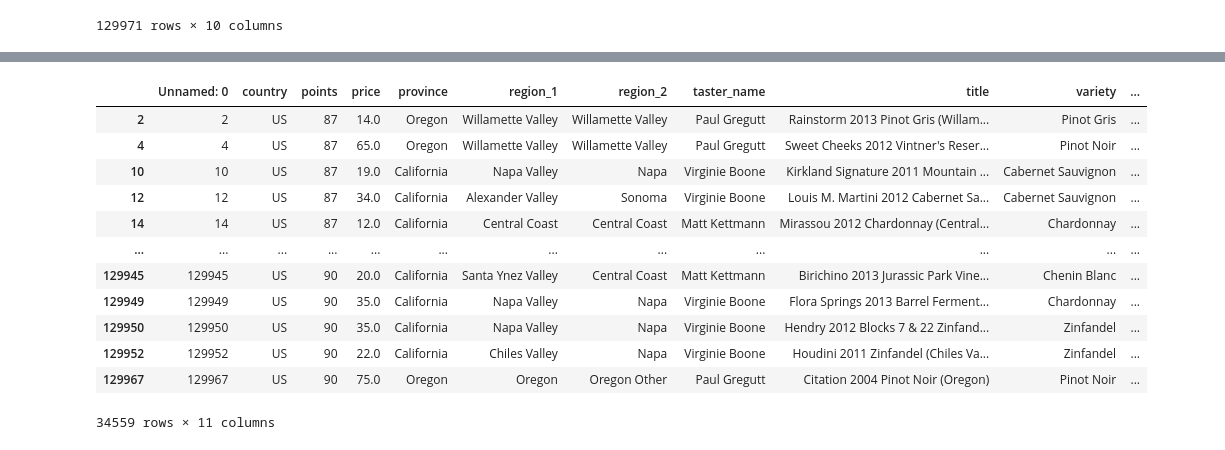
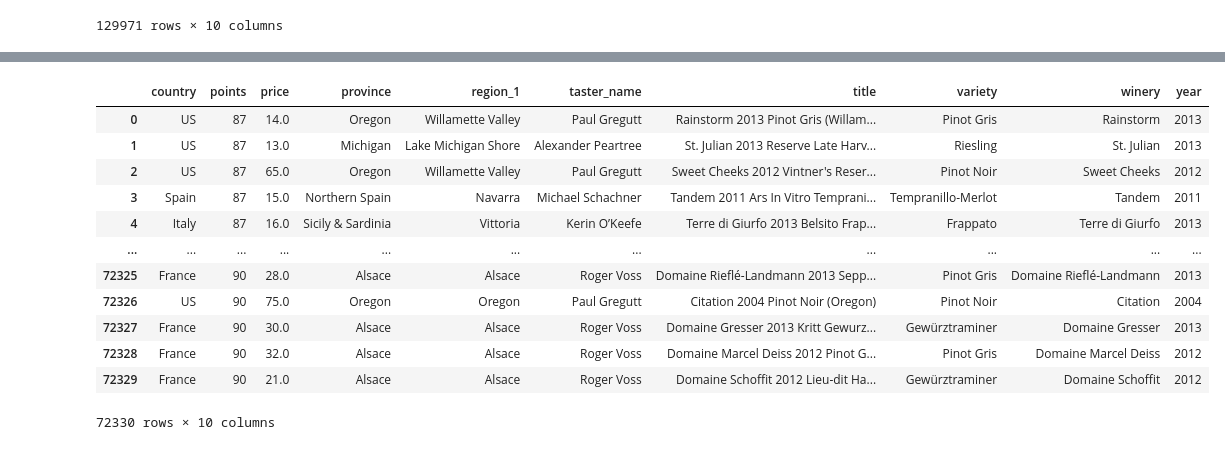
Before and after one commit to 4Reference/Project1, a Jupyter notebook: wine_analysis.ipynb, the cells around one changed output, grey strips where cells are left out. Drawn from its saved outputs; the diff is of its cells as text; code cells hidden in the pictures.

Commit message:
updates
cleaned data dropping region 2 and created output csv

```diff
--- a/wine_analysis.ipynb
+++ b/wine_analysis.ipynb
@@ -90,3 +119,7 @@ wine_df2
 | 129969 | France | 90 | 32.0 | Alsace | Alsace | NaN | Roger Voss | Domaine Marcel Deiss 2012 Pinot G... | Pinot Gris | Domaine Marcel Deiss |
 | 129970 | France | 90 | 21.0 | Alsace | Alsace | NaN | Roger Voss | Domaine Schoffit 2012 Lieu-dit Ha... | Gewürztraminer | Domaine Schoffit |
 129971 rows × 10 columns
+# %%
+#wine_df3 = wine_df.drop('region_2', axis=1)
+wine_df3 = wine_df.drop(['Unnamed: 0' , 'region_2'], axis=1)
+wine_df3.count()
@@ -92,0 +137,4 @@ wine_df2
+# %%
+clean_wine_df3 = wine_df3.dropna()
+clean_wine_df3 = clean_wine_df3.reset_index()
+clean_wine_df3
@@ -92,0 +155,14 @@ wine_df2
+# %%
+# extract year from column title
+clean_wine_df3_yr = clean_wine_df3.copy()
+
+for index, row in clean_wine_df3_yr.iterrows():
+    if len(''.join(filter(lambda i: i.isdigit(), clean_wine_df3_yr['title'][index]))) == 4:
+        clean_wine_df3_yr.loc[index, 'year'] = ''.join(filter(lambda i: i.isdigit(), clean_wine_df3_yr['title'][index]))
+
+print([clean_wine_df3_yr.count()])
+reclean_wine_df3_yr = clean_wine_df3_yr.dropna()
+reclean_wine_df3_yr = reclean_wine_df3_yr.reset_index()
+print([reclean_wine_df3_yr.count()])
+print([reclean_wine_df3_yr['year'].min()])
+print([reclean_wine_df3_yr['year'].max()])
@@ -92,0 +187,7 @@ wine_df2
+# %%
+CWD = reclean_wine_df3_yr.copy()
+CWD = CWD.drop(['level_0' , 'index'], axis=1)
+
+output_data_file = "output_data/clean_wine_data.csv"
+
+CWD.to_csv(output_data_file, encoding='utf-8', index=False)
@@ -128,17 +230,17 @@ clean_ca_wines
 # %%
-clean_gbl_wines = wine_df.dropna()
+clean_gbl_wines = CWD.copy()
 clean_gbl_wines
 # %% [output]
-|  | Unnamed: 0 | country | points | price | province | region_1 | region_2 | taster_name | title | variety | ... |
-| 2 | 2 | US | 87 | 14.0 | Oregon | Willamette Valley | Willamette Valley | Paul Gregutt | Rainstorm 2013 Pinot Gris (Willam... | Pinot Gris | ... |
-| 4 | 4 | US | 87 | 65.0 | Oregon | Willamette Valley | Willamette Valley | Paul Gregutt | Sweet Cheeks 2012 Vintner's Reser... | Pinot Noir | ... |
-| 10 | 10 | US | 87 | 19.0 | California | Napa Valley | Napa | Virginie Boone | Kirkland Signature 2011 Mountain ... | Cabernet Sauvignon | ... |
-| 12 | 12 | US | 87 | 34.0 | California | Alexander Valley | Sonoma | Virginie Boone | Louis M. Martini 2012 Cabernet Sa... | Cabernet Sauvignon | ... |
-| 14 | 14 | US | 87 | 12.0 | California | Central Coast | Central Coast | Matt Kettmann | Mirassou 2012 Chardonnay (Central... | Chardonnay | ... |
-| ... | ... | ... | ... | ... | ... | ... | ... | ... | ... | ... | ... |
-| 129945 | 129945 | US | 90 | 20.0 | California | Santa Ynez Valley | Central Coast | Matt Kettmann | Birichino 2013 Jurassic Park Vine... | Chenin Blanc | ... |
-| 129949 | 129949 | US | 90 | 35.0 | California | Napa Valley | Napa | Virginie Boone | Flora Springs 2013 Barrel Ferment... | Chardonnay | ... |
-| 129950 | 129950 | US | 90 | 35.0 | California | Napa Valley | Napa | Virginie Boone | Hendry 2012 Blocks 7 & 22 Zinfand... | Zinfandel | ... |
-| 129952 | 129952 | US | 90 | 22.0 | California | Chiles Valley | Napa | Virginie Boone | Houdini 2011 Zinfandel (Chiles Va... | Zinfandel | ... |
-| 129967 | 129967 | US | 90 | 75.0 | Oregon | Oregon | Oregon Other | Paul Gregutt | Citation 2004 Pinot Noir (Oregon) | Pinot Noir | ... |
+|  | country | points | price | province | region_1 | taster_name | title | variety | winery | year |
+| 0 | US | 87 | 14.0 | Oregon | Willamette Valley | Paul Gregutt | Rainstorm 2013 Pinot Gris (Willam... | Pinot Gris | Rainstorm | 2013 |
+| 1 | US | 87 | 13.0 | Michigan | Lake Michigan Shore | Alexander Peartree | St. Julian 2013 Reserve Late Harv... | Riesling | St. Julian | 2013 |
+| 2 | US | 87 | 65.0 | Oregon | Willamette Valley | Paul Gregutt | Sweet Cheeks 2012 Vintner's Reser... | Pinot Noir | Sweet Cheeks | 2012 |
+| 3 | Spain | 87 | 15.0 | Northern Spain | Navarra | Michael Schachner | Tandem 2011 Ars In Vitro Temprani... | Tempranillo-Merlot | Tandem | 2011 |
+| 4 | Italy | 87 | 16.0 | Sicily & Sardinia | Vittoria | Kerin O’Keefe | Terre di Giurfo 2013 Belsito Frap... | Frappato | Terre di Giurfo | 2013 |
+| ... | ... | ... | ... | ... | ... | ... | ... | ... | ... | ... |
+| 72325 | France | 90 | 28.0 | Alsace | Alsace | Roger Voss | Domaine Rieflé-Landmann 2013 Sepp... | Pinot Gris | Domaine Rieflé-Landmann | 2013 |
+| 72326 | US | 90 | 75.0 | Oregon | Oregon | Paul Gregutt | Citation 2004 Pinot Noir (Oregon) | Pinot Noir | Citation | 2004 |
+| 72327 | France | 90 | 30.0 | Alsace | Alsace | Roger Voss | Domaine Gresser 2013 Kritt Gewurz... | Gewürztraminer | Domaine Gresser | 2013 |
+| 72328 | France | 90 | 32.0 | Alsace | Alsace | Roger Voss | Domaine Marcel Deiss 2012 Pinot G... | Pinot Gris | Domaine Marcel Deiss | 2012 |
+| 72329 | France | 90 | 21.0 | Alsace | Alsace | Roger Voss | Domaine Schoffit 2012 Lieu-dit Ha... | Gewürztraminer | Domaine Schoffit | 2012 |
-34559 rows × 11 columns
+72330 rows × 10 columns
```
Also changed, not shown: parts of 34 cells of this notebook, 1 other file.
